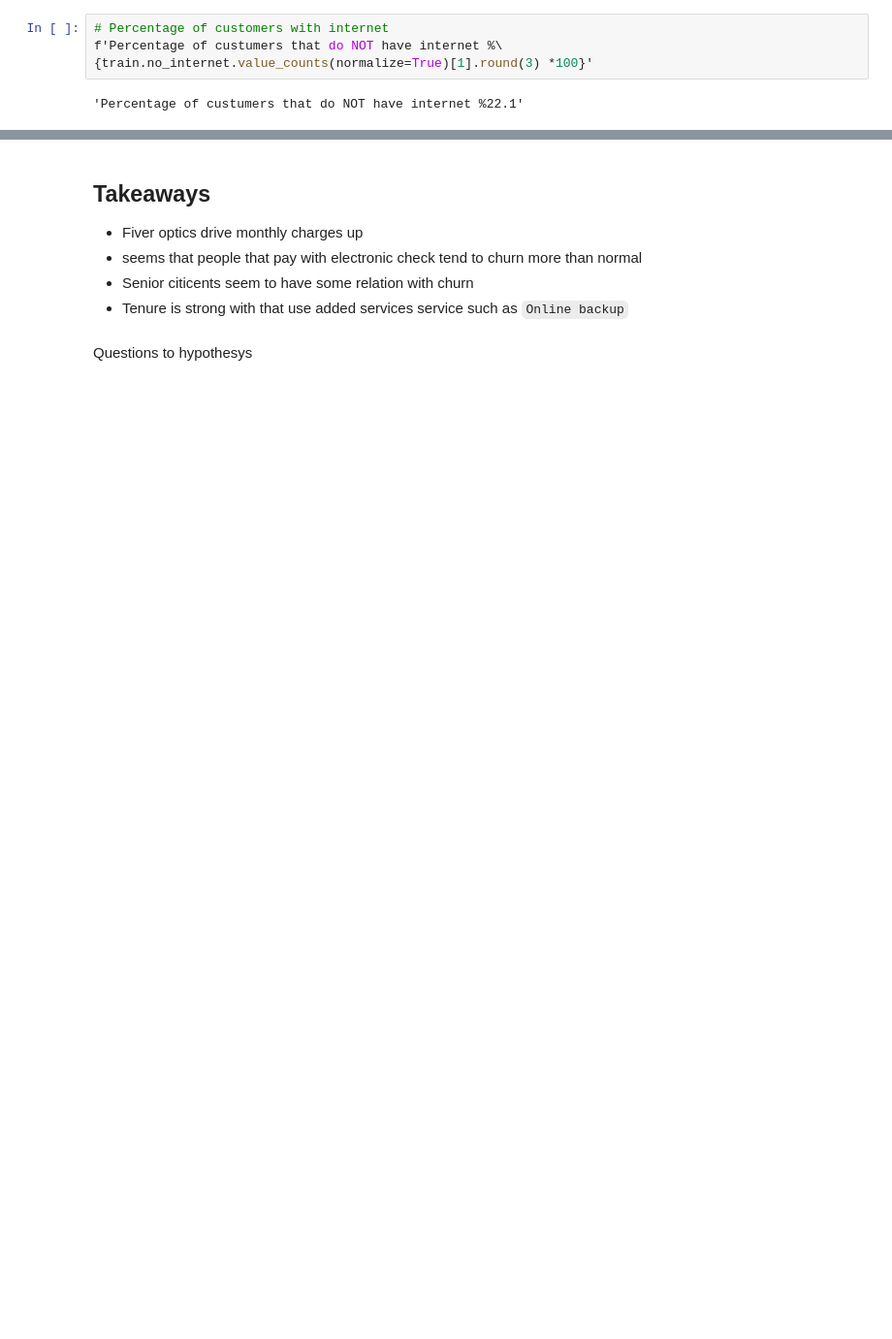
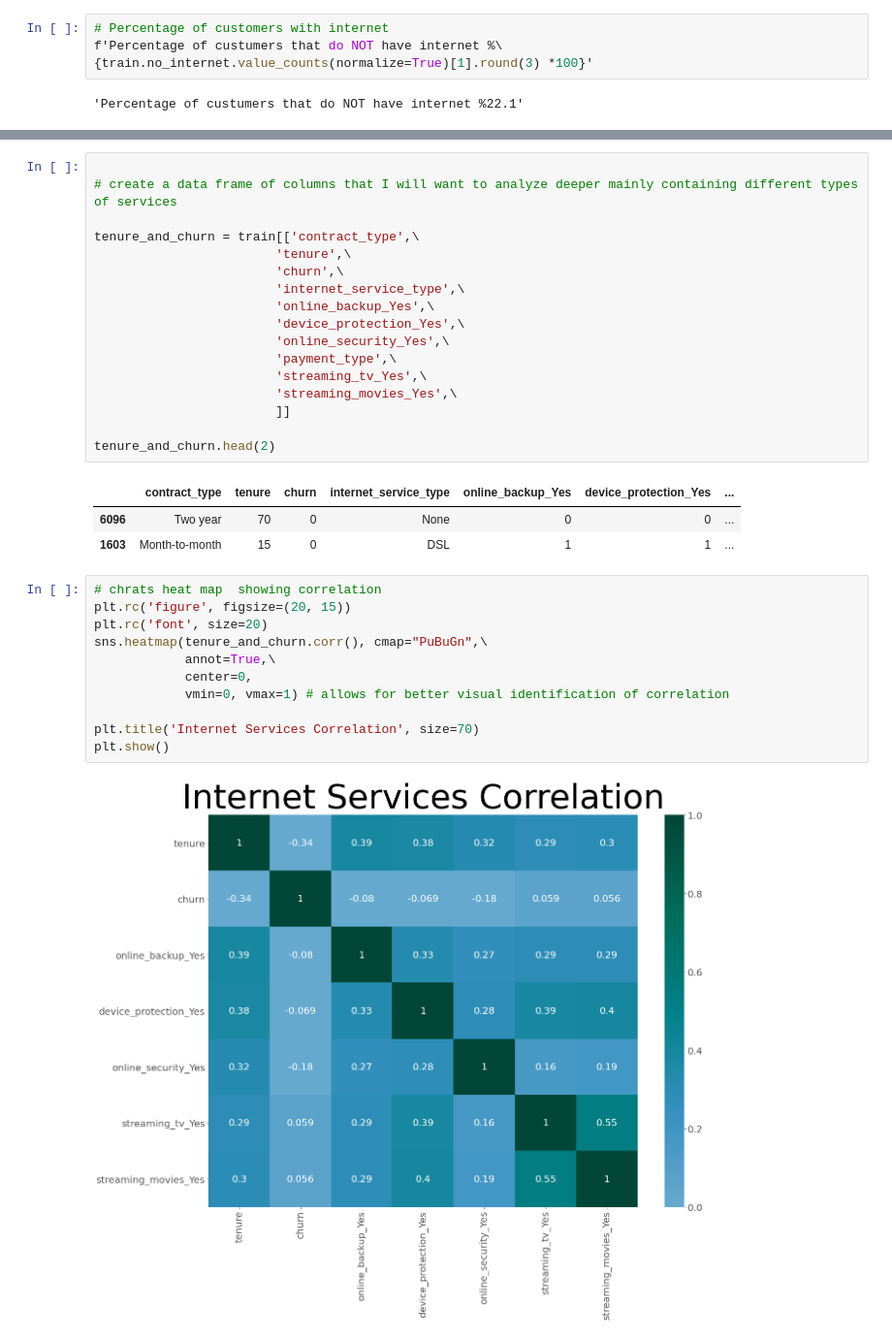
Before and after one commit to VelasquezAlejandro044/telco_classification_project, a Jupyter notebook: telco_churn_project.ipynb, the cells around one changed output, grey strips where cells are left out. Shown at 97% size. Cells and saved outputs as stored; diff of their text form; blank space fills up the shorter version.

```diff
--- a/telco_churn_project.ipynb
+++ b/telco_churn_project.ipynb
@@ -245,9 +229,34 @@ plt.show()
-# %% [markdown]
-##  Takeaways
-
-- Fiver optics drive monthly charges up
-- seems that people that pay with electronic check tend to churn more than normal
-- Senior citicents seem to have some relation with churn
-- Tenure is strong with that use added services service such as `Online backup`
-# %% [markdown]
-Questions to hypothesys
+# %%
+
+# create a data frame of columns that I will want to analyze deeper mainly containing different types of services
+
+tenure_and_churn = train[['contract_type',\
+                        'tenure',\
+                        'churn',\
+                        'internet_service_type',\
+                        'online_backup_Yes',\
+                        'device_protection_Yes',\
+                        'online_security_Yes',\
+                        'payment_type',\
+                        'streaming_tv_Yes',\
+                        'streaming_movies_Yes',\
+                        ]]
+
+tenure_and_churn.head(2)
+# %% [output]
+|  | contract_type | tenure | churn | internet_service_type | online_backup_Yes | device_protection_Yes | ... |
+| 6096 | Two year | 70 | 0 | None | 0 | 0 | ... |
+| 1603 | Month-to-month | 15 | 0 | DSL | 1 | 1 | ... |
+# %%
+# chrats heat map  showing correlation
+plt.rc('figure', figsize=(20, 15))
+plt.rc('font', size=20)
+sns.heatmap(tenure_and_churn.corr(), cmap="PuBuGn",\
+            annot=True,\
+            center=0,
+            vmin=0, vmax=1) # allows for better visual identification of correlation
+
+plt.title('Internet Services Correlation', size=70)
+plt.show()
+# %% [output]
+[figure, added]
```
Also changed, not shown: parts of 47 cells of this notebook, 1 other file.
